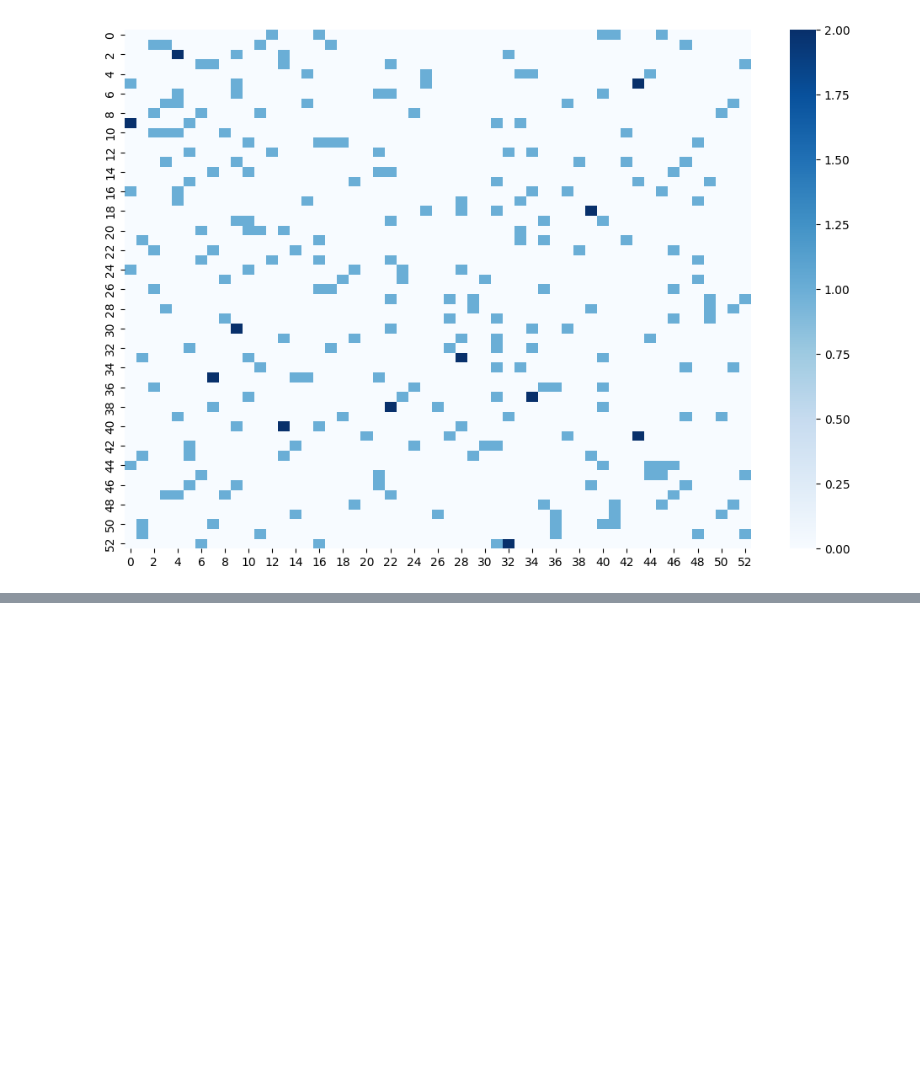
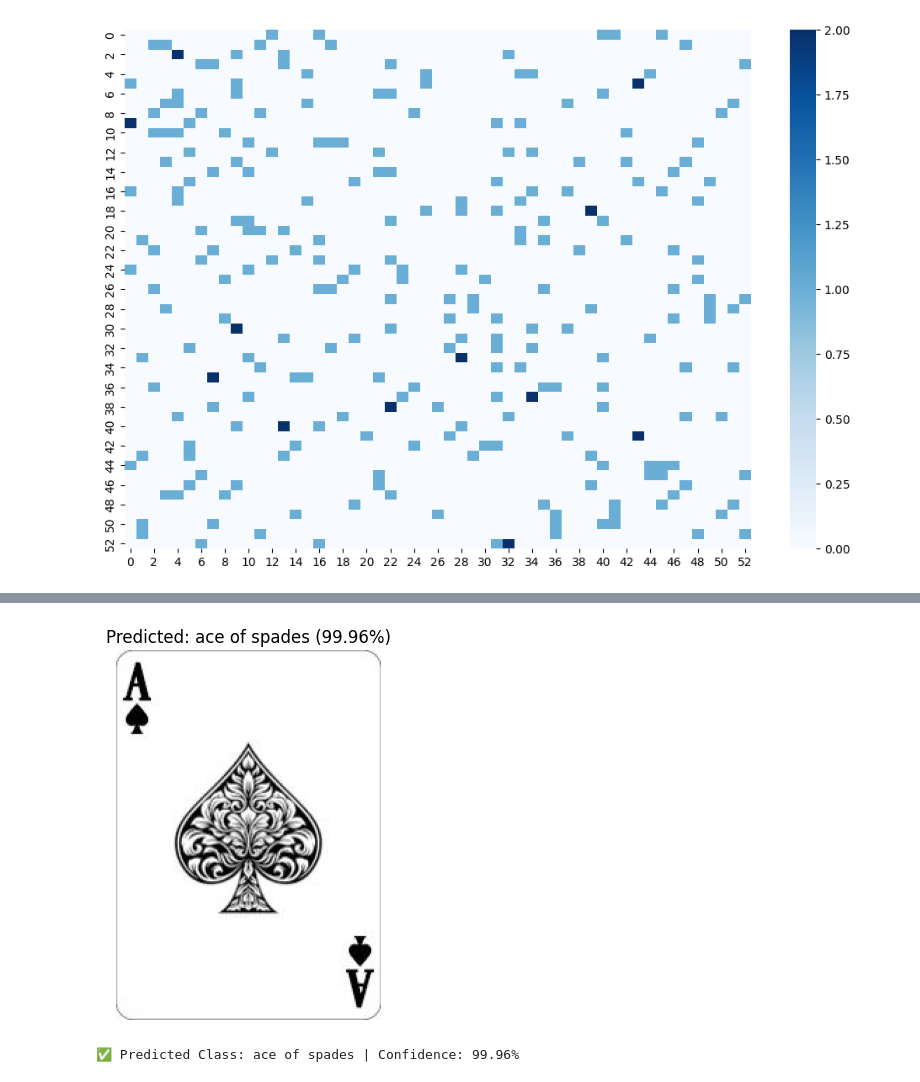
Before and after one commit to DevBatra05/DeepLearningLab, a Jupyter notebook: Lab_4.ipynb, the cells around one changed output, grey strips where cells are left out. Cells and saved outputs as stored; diff of their text form; code cells hidden in the pictures; blank space fills up the shorter version.

```diff
--- a/Lab_4.ipynb
+++ b/Lab_4.ipynb
@@ -245,3 +245,6 @@ eight of diamonds       0.00      0.00      0.00         5
         macro avg       0.03      0.02      0.02       265
      weighted avg       0.03      0.02      0.02       265
 [figure]
+# %%
+from google.colab import files
+uploaded = files.upload()
@@ -247,0 +353,8 @@ eight of diamonds       0.00      0.00      0.00         5
+# %%
+from tensorflow.keras.models import load_model
+
+# Load the saved model
+loaded_model = load_model("cards_classifier.h5")
+
+# Confirm it works
+loaded_model.summary()
@@ -247,0 +383,26 @@ eight of diamonds       0.00      0.00      0.00         5
+# %%
+from tensorflow.keras.preprocessing import image
+import numpy as np
+import matplotlib.pyplot as plt
+
+# Path to your test image
+img_path = "photo.jpg"   # replace with uploaded image name
+
+# Preprocess
+img = image.load_img(img_path, target_size=(224,224))
+img_array = image.img_to_array(img)
+img_array = np.expand_dims(img_array, axis=0) / 255.0
+
+# Predict with reloaded model
+pred = loaded_model.predict(img_array)
+class_idx = np.argmax(pred)
+confidence = np.max(pred) * 100
+class_label = list(train_generator.class_indices.keys())[class_idx]
+
+plt.imshow(image.load_img(img_path))
+plt.title(f"Predicted: {class_label} ({confidence:.2f}%)")
+plt.axis("off")
+plt.show()
+
+print(f"✅ Predicted Class: {class_label} | Confidence: {confidence:.2f}%")
+# %% [output]
@@ -247,0 +410,2 @@ eight of diamonds       0.00      0.00      0.00         5
+[figure, added]
+✅ Predicted Class: ace of spades | Confidence: 99.96%
```
Also changed, not shown: parts of 7 cells of this notebook.
